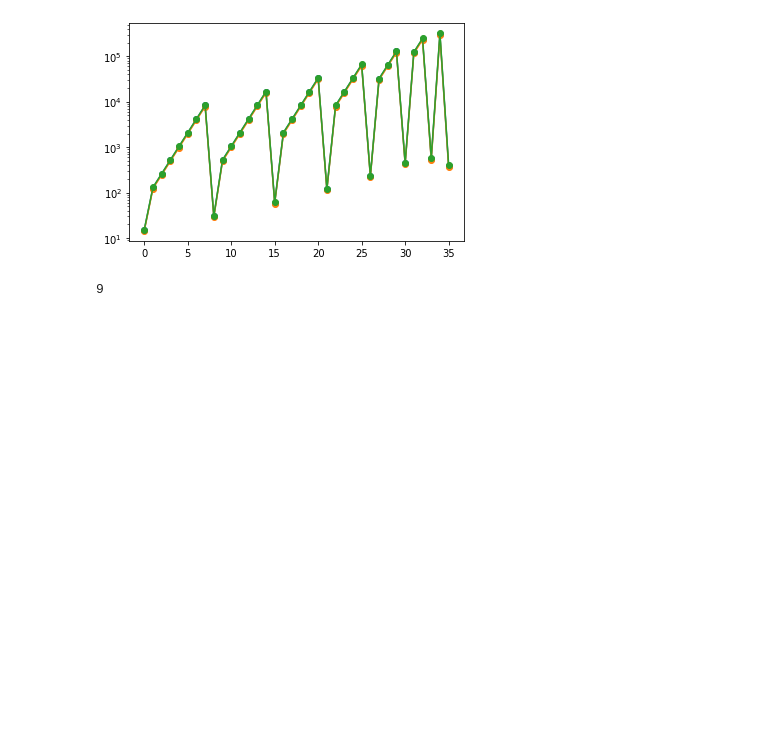
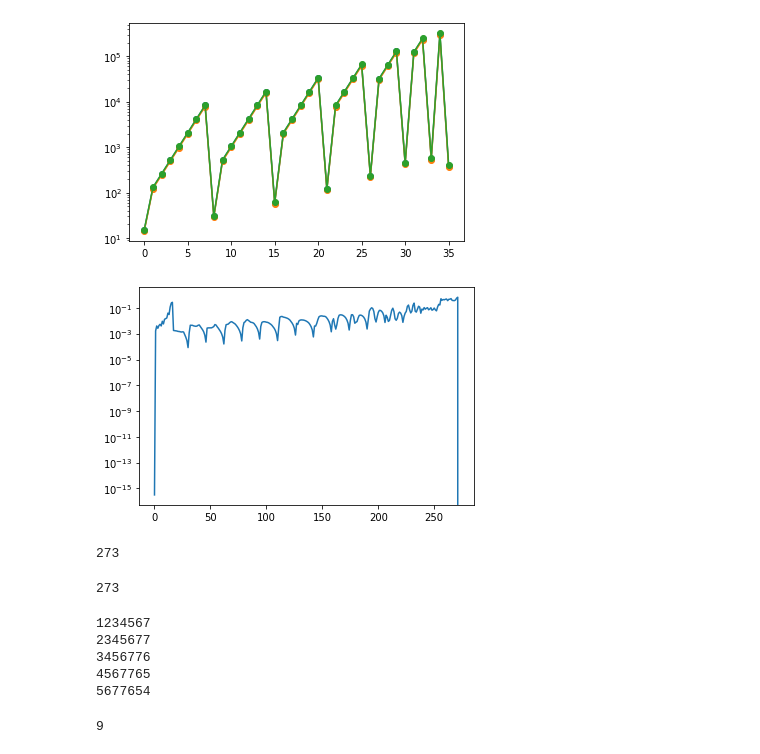
Before and after one commit to cfpark00/cosgeopy, a Jupyter notebook: src/quick.ipynb, the cells around one changed output. Cells and saved outputs as stored; diff of their text form; code cells hidden in the pictures; blank space fills up the shorter version.

```diff
--- a/src/quick.ipynb
+++ b/src/quick.ipynb
@@ -27,3 +29,31 @@ plt.yscale("log")
+# %%
+a=np.fromfile("./data/scatres",dtype=np.float64)
+# %%
+plt.plot(a)
+plt.yscale("log")
+# %% [output]
+[figure, added]
+# %%
+1+16+16*16
+# %% [output]
+273
+# %%
+len(a)
+# %% [output]
+273
+# %%
+for b in range(4+1):
+    for i in range(b+1,8):
+        print(i,end="")
+    for i in range(1,b+1):
+        print(8-i,end="")
+    print()
+# %% [output]
+1234567
+2345677
+3456776
+4567765
+5677654
 # %%
 Bkinds=[]
 for i in [2,3,4]:
```
Also changed, not shown: parts of 1 cell of this notebook, 12 other files.
